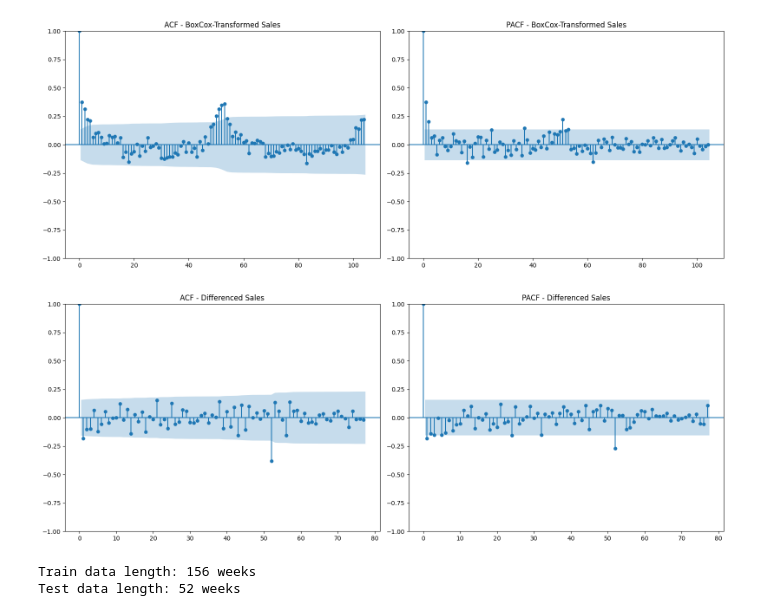
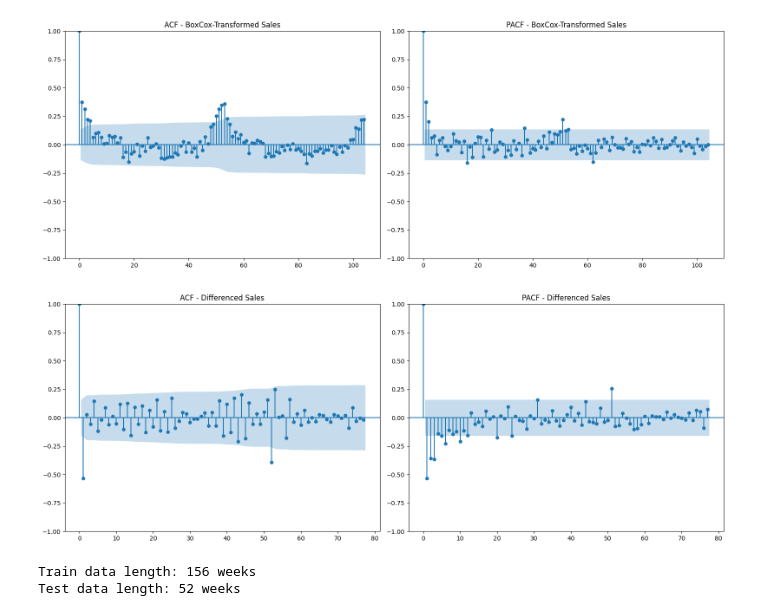
Before and after one commit to jackhenshaw/retail_demand_forecasting, a Jupyter notebook: notebooks/02_ARIMA_modeling.ipynb, the cells around one changed output. Drawn from its saved outputs; the diff is of its cells as text; code cells hidden in the pictures.

```diff
--- a/notebooks/02_ARIMA_modeling.ipynb
+++ b/notebooks/02_ARIMA_modeling.ipynb
@@ -653,15 +653,15 @@ furniture_s = 52
 # %%
 furniture_weekly["seasonal_diff_boxcox_sales"] = furniture_weekly["boxcox_sales"].diff(furniture_s)
 furniture_weekly["doubly_differenced_sales"] = furniture_weekly["seasonal_diff_boxcox_sales"].diff(1)
 
-plot_series_after_diff = furniture_weekly["seasonal_diff_boxcox_sales"].dropna()
+plot_series_after_diff = furniture_weekly["doubly_differenced_sales"].dropna()
 
 fig, ax = plt.subplots(1, 2, figsize=(16, 6))
 plot_acf(plot_series_after_diff, lags=77, ax=ax[0], title='ACF - Differenced Sales')
 plot_pacf(plot_series_after_diff, lags=77, ax=ax[1], title='PACF - Differenced Sales')
 plt.tight_layout()
 plt.show()
 # %% [output]
-[figure, old version]
+[figure, new version]
 # %%
 # Typically, reserve the last 12 to 24 (1-2 seasonal cycles) months for testing
```
Also changed, not shown: parts of 10 cells of this notebook.
